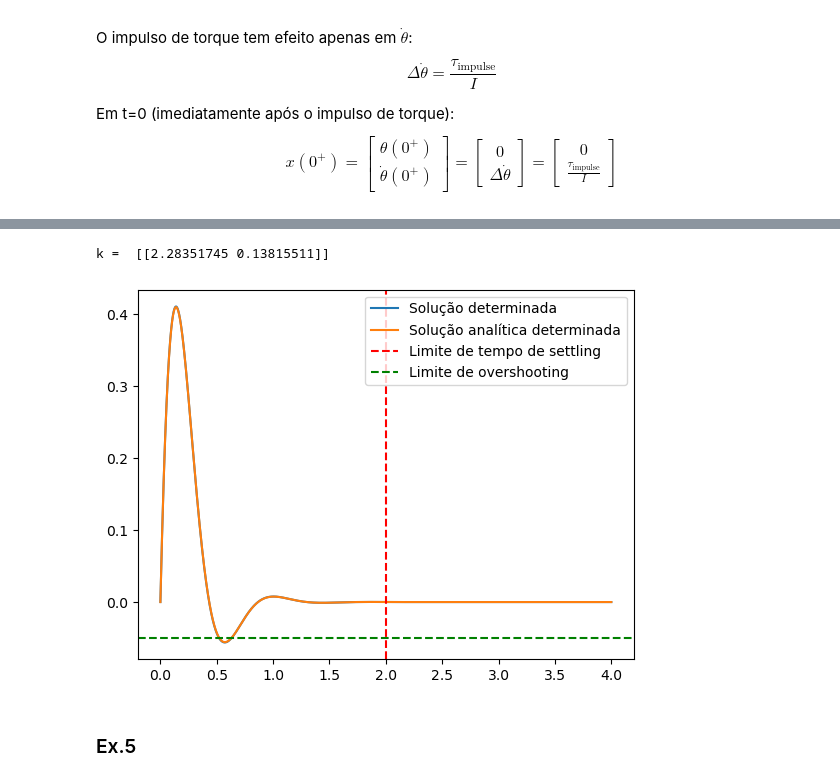
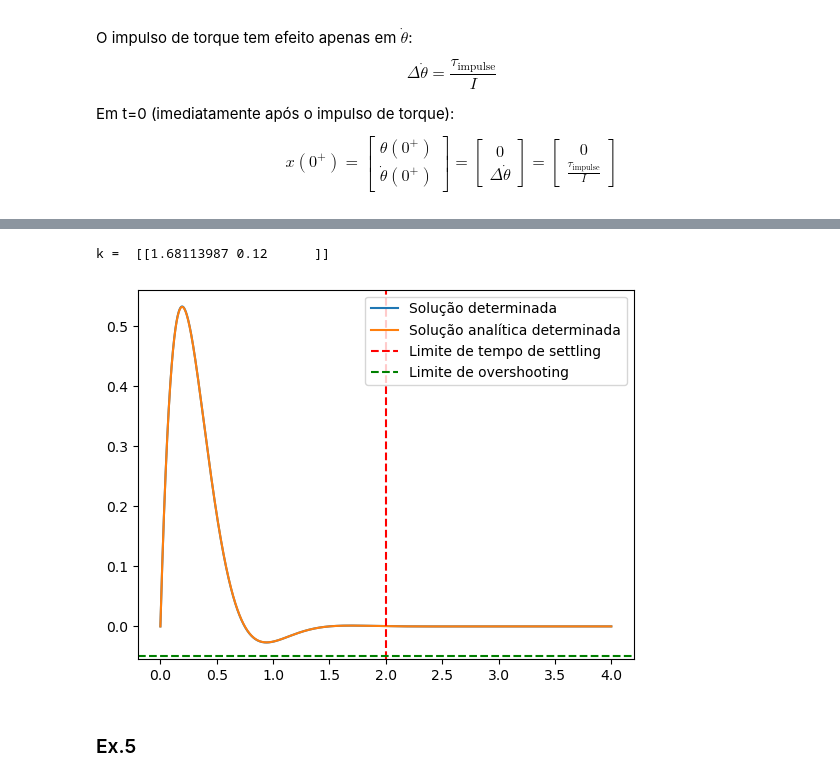
Before and after one commit to mariana-das-neves/sistemas_dinamicos_e_controlo, a Jupyter notebook: Projeto SDC.ipynb, the cells around one changed output, grey strips where cells are left out. Cells and saved outputs as stored; diff of their text form; code cells hidden in the pictures.

```diff
--- a/Projeto SDC.ipynb
+++ b/Projeto SDC.ipynb
@@ -410,39 +415,42 @@ Em t=0 (imediatamente após o impulso de torque): &nbsp; $$x(0^+) = \begin{bmatr
 # k1 = m*g*h-I*w*w
 # k = np.array([k1,k2])
 
-T = 1e-4
-xi = np.sqrt((np.log(1/(T+0.05))**2)/((3*np.pi/2)**2 + np.log(1/(T+0.05))**2))
-w = 1/(2*xi)*np.log(1/T)
+T = 1e-3
+# xi = np.sqrt((np.log(1/(T+0.05))**2)/((3*np.pi/2)**2 + np.log(1/(T+0.05))**2))
+# w = 1/(2*xi)*np.log(1/T)
+
+xi = np.sqrt(np.log(20)**2 / (np.pi**2 + np.log(20)**2))
+w = 4/(xi*1)
 
 k2 = 2*I*xi*w
 k1 = m*g*h+I*w*w
 k = np.array([k1,k2]).reshape((1,2))
 
 # print("ts = ",ts)
 # print("overshoot = ",overshoot)
 print("k = ",k)
 
 
 # representação gráfica
 x0 = np.array([0,0.1/I])
 times = np.linspace(0, 4, 10000, endpoint=True)
 dt = abs(times[1]-times[0])
 xt = np.zeros((len(times), 2))
 xt[0] = x0
 for i in range(len(times)-1):
     xt[i+1] = xt[i] + dt*(A - B @ k) @ xt[i]
 
 analitico = lambda xi, w, t, y0: y0/(w*np.sqrt(1-xi*xi)) * np.exp(-xi*w*t) * np.sin(w*np.sqrt(1-xi*xi)*t)
 
 plt.plot(times, xt[:,0], label='Solução determinada')
 plt.plot(times, analitico(xi, w, times, 0.1/I), label='Solução analítica determinada')
 plt.axvline(2, linestyle='--', color='red', label='Limite de tempo de settling')
 plt.axhline(-5e-2, linestyle='--', color='green', label='Limite de overshooting')
 plt.legend()
 plt.show()
 # %% [output]
-k =  [[2.28351745 0.13815511]]
+k =  [[1.68113987 0.12      ]]
-[figure, old version]
+[figure, new version]
 # %% [markdown]
 ### Ex.5
 # %% [markdown]
```
Also changed, not shown: parts of 6 cells of this notebook.
